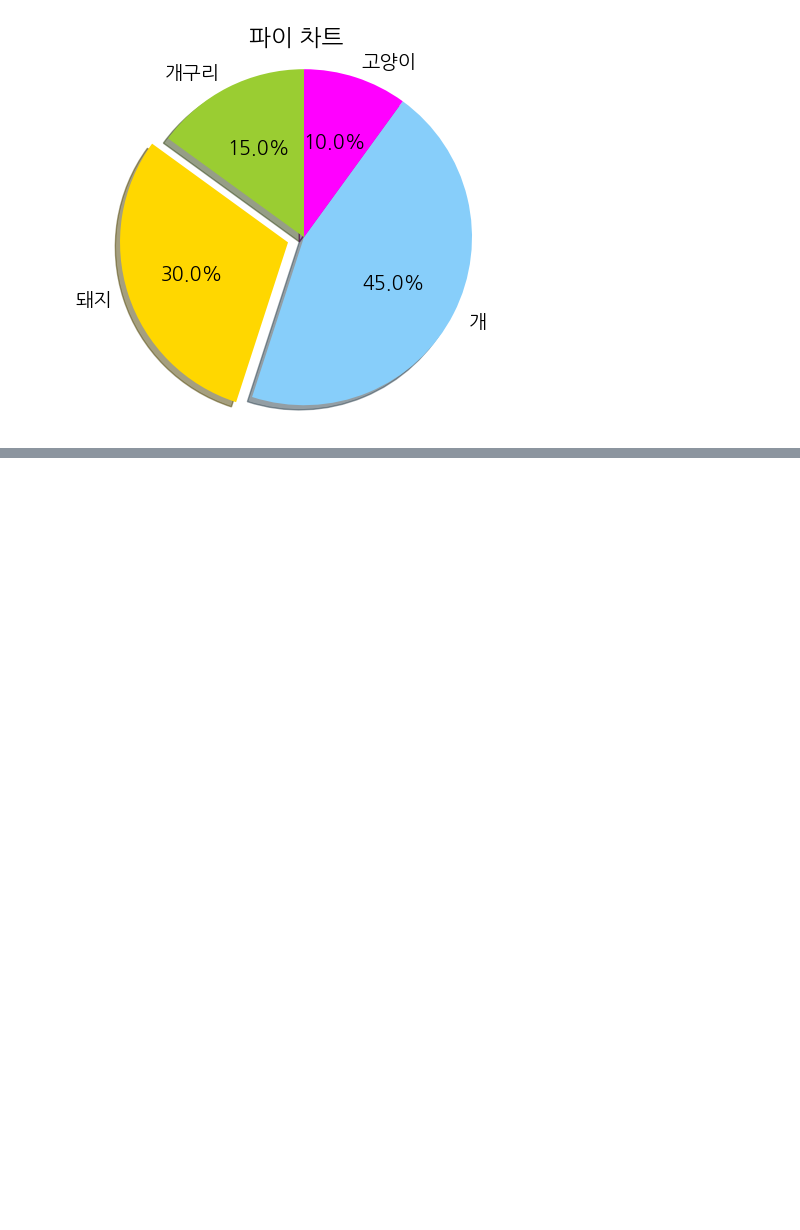
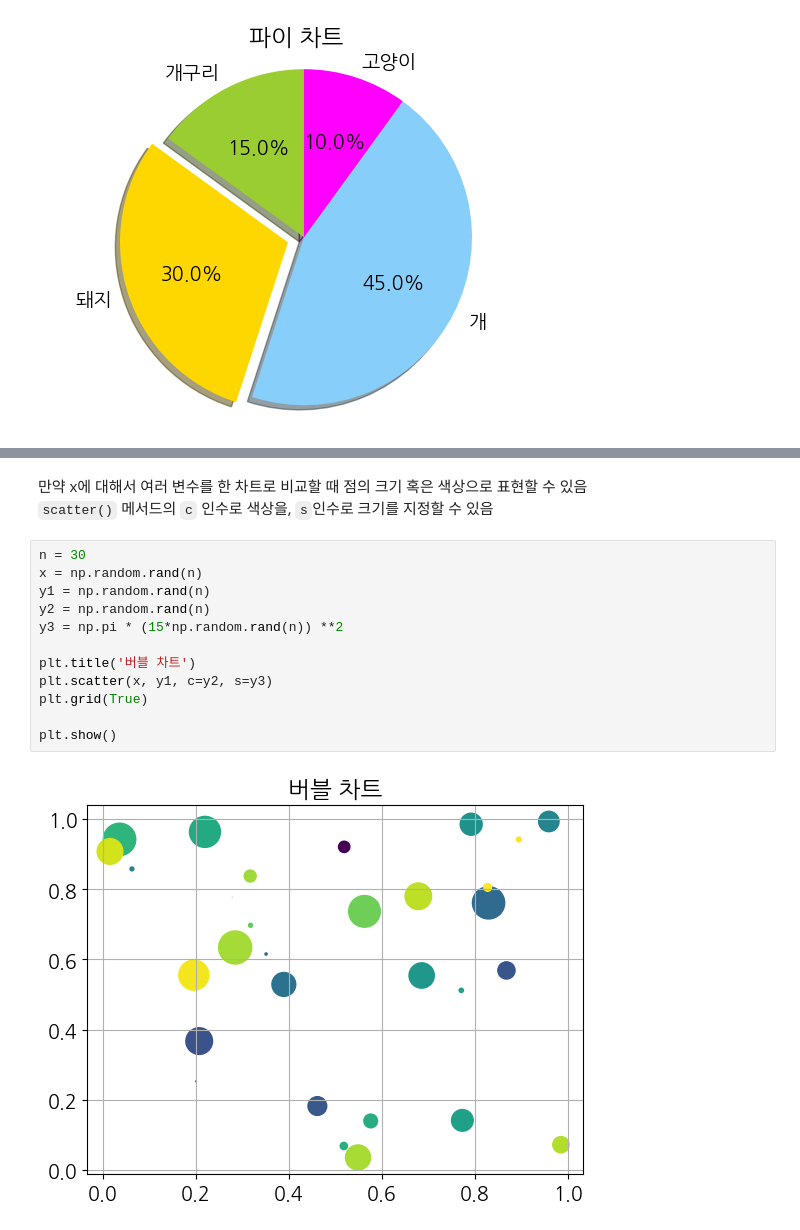
Before and after one commit to ahndb/aws_phyhon_240215, a Jupyter notebook: matplotlib_visualize_data/0304/b_matplotlib_variety_plots.ipynb, the cells around one changed output, grey strips where cells are left out. Drawn from its saved outputs; the diff is of its cells as text; blank space fills up the shorter version.

```diff
--- a/matplotlib_visualize_data/0304/b_matplotlib_variety_plots.ipynb
+++ b/matplotlib_visualize_data/0304/b_matplotlib_variety_plots.ipynb
@@ -83,0 +118,17 @@ plt.show()
+# %% [markdown]
+만약 x에 대해서 여러 변수를 한 차트로 비교할 때 점의 크기 혹은 색상으로 표현할 수 있음
+`scatter()` 메서드의 `c` 인수로 색상을, `s`인수로 크기를 지정할 수 있음
+# %%
+n = 30
+x = np.random.rand(n)
+y1 = np.random.rand(n)
+y2 = np.random.rand(n)
+y3 = np.pi * (15*np.random.rand(n)) **2
+
+plt.title('버블 차트')
+plt.scatter(x, y1, c=y2, s=y3)
+plt.grid(True)
+
+plt.show()
+# %% [output]
+[figure, added]
```
Also changed, not shown: parts of 10 cells of this notebook.
